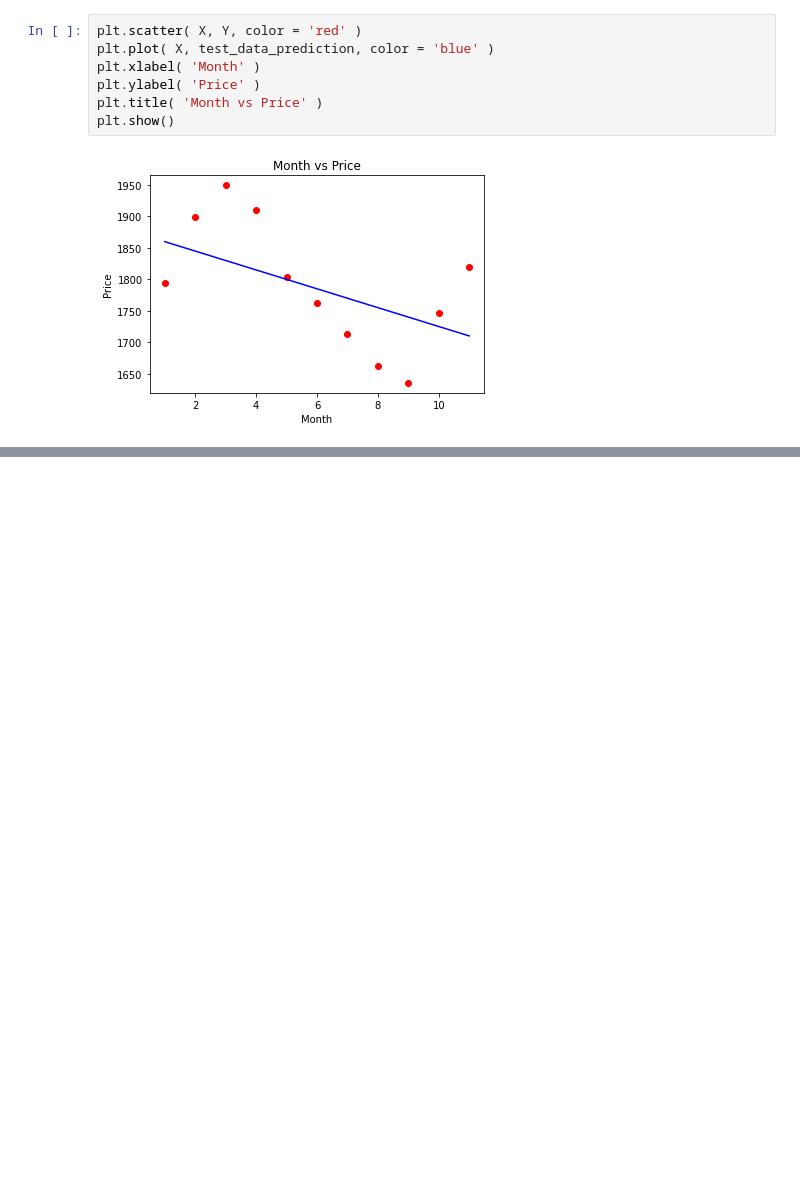
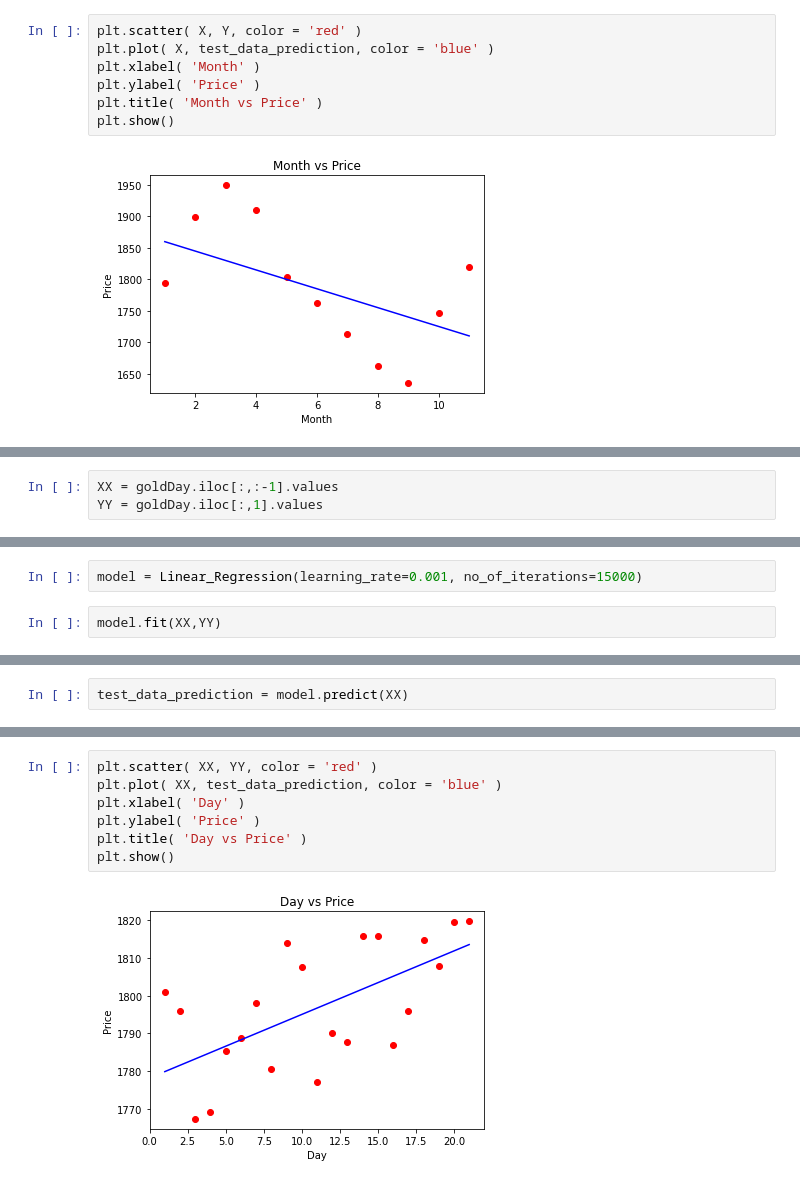
Before and after one commit to hkcs1206/MachineLearningAlgo, a Jupyter notebook: mla-a1.ipynb, the cells around one changed output, grey strips where cells are left out. Cells and saved outputs as stored; diff of their text form; blank space fills up the shorter version.

Commit message:
Kaggle Notebook | MLA_LinearRegression | Version 2

```diff
--- a/mla-a1.ipynb
+++ b/mla-a1.ipynb
@@ -133,0 +173,3 @@ plt.show()
+# %%
+XX = goldDay.iloc[:,:-1].values
+YY = goldDay.iloc[:,1].values
@@ -133,0 +202,4 @@ plt.show()
+# %%
+model = Linear_Regression(learning_rate=0.001, no_of_iterations=15000)
+# %%
+model.fit(XX,YY)
@@ -133,0 +212,2 @@ plt.show()
+# %%
+test_data_prediction = model.predict(XX)
@@ -133,0 +223,9 @@ plt.show()
+# %%
+plt.scatter( XX, YY, color = 'red' )
+plt.plot( XX, test_data_prediction, color = 'blue' )
+plt.xlabel( 'Day' )
+plt.ylabel( 'Price' )
+plt.title( 'Day vs Price' )
+plt.show()
+# %% [output]
+[figure, added]
```
Also changed, not shown: parts of 28 cells of this notebook.
